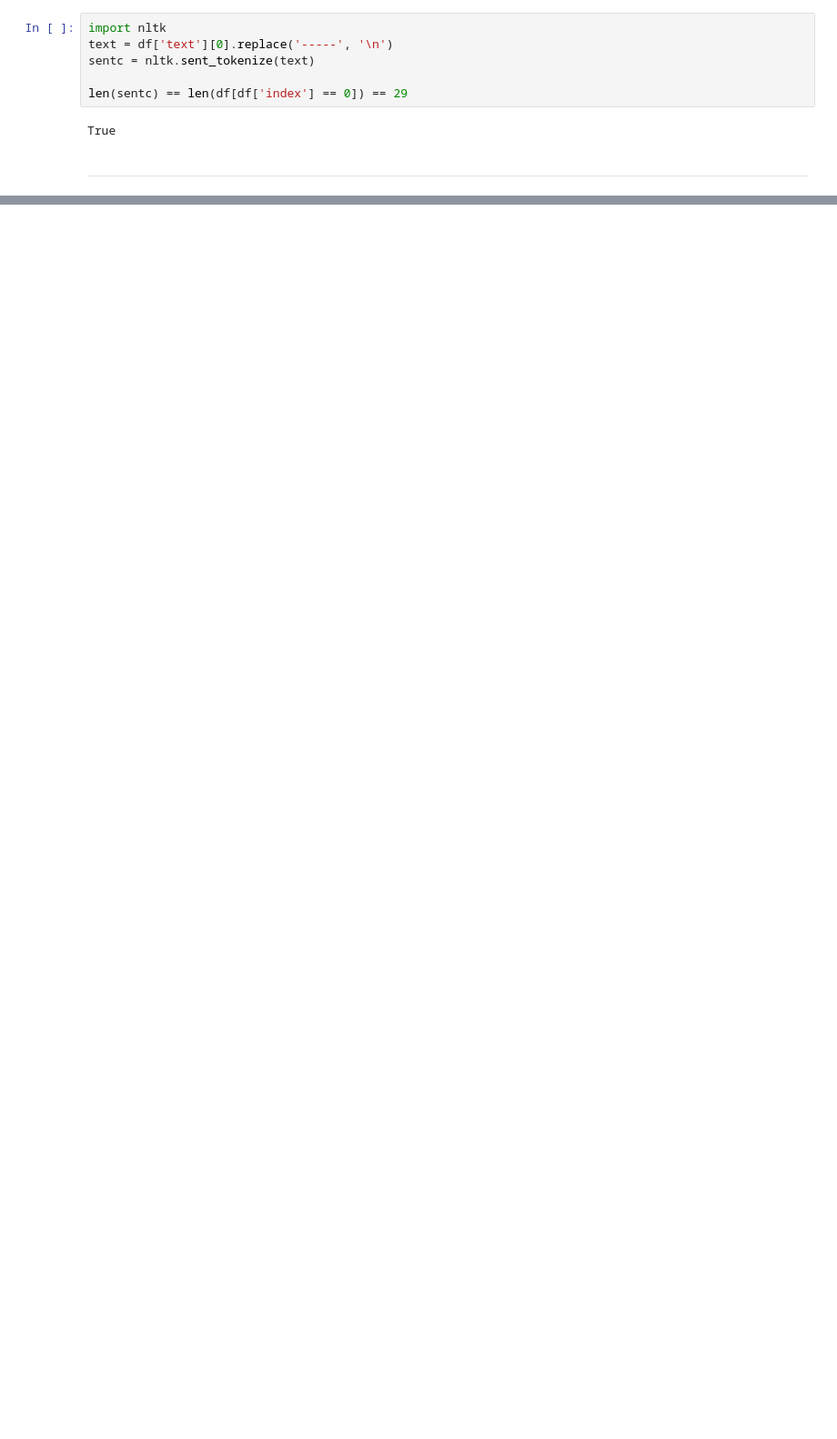
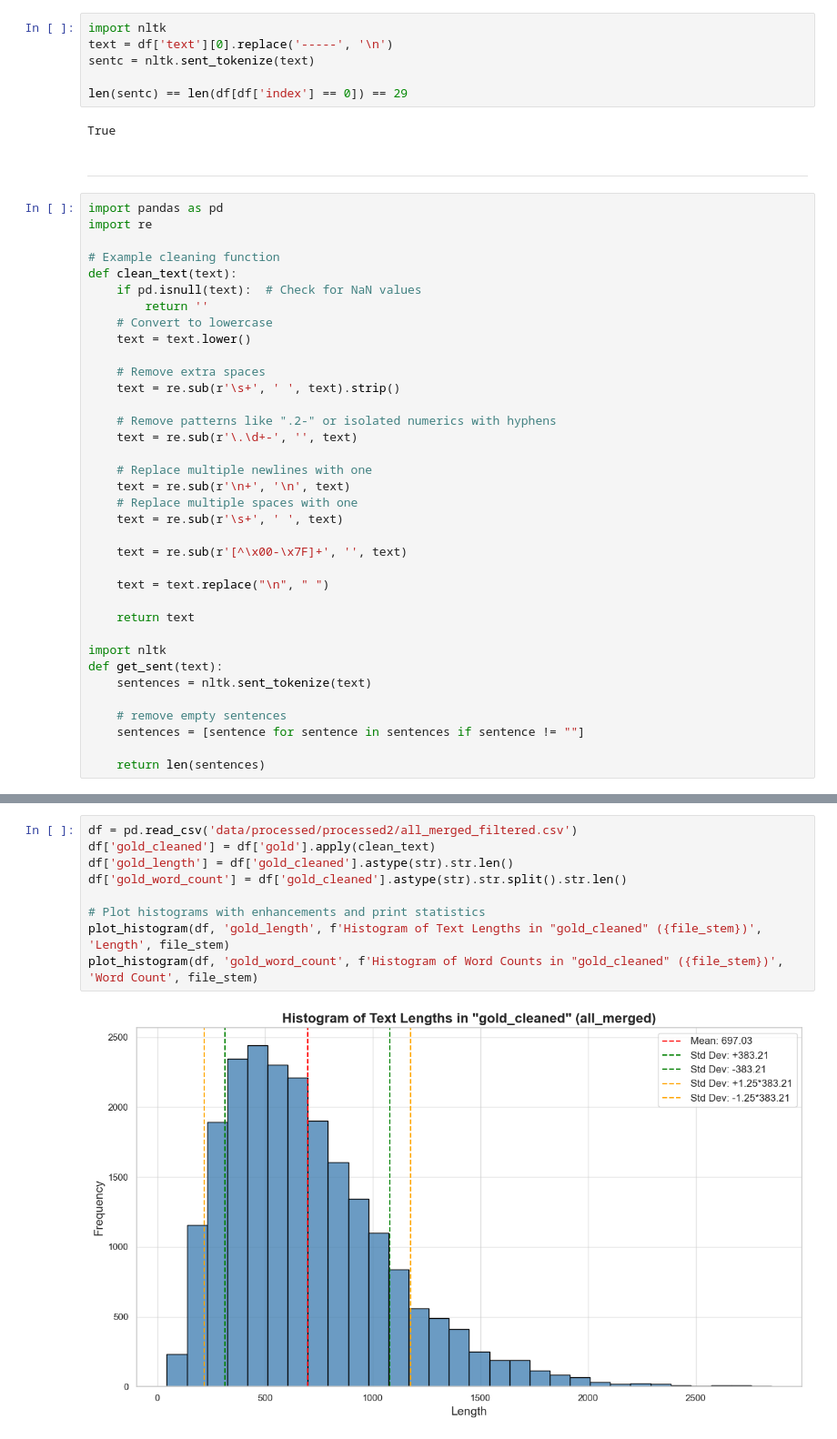
Before and after one commit to alialhousseini/glimpse-mds, a Jupyter notebook: notebook.ipynb, the cells around one changed output, grey strips where cells are left out. Shown at 91% size. Cells and saved outputs as stored; diff of their text form; blank space fills up the shorter version.

Commit message:
Filtered data and selecting most informative candidates for evaluation

```diff
--- a/notebook.ipynb
+++ b/notebook.ipynb
@@ -419,3 +419,39 @@ len(sentc) == len(df[df['index'] == 0]) == 29
 True
 # %% [markdown]
 ____
+# %%
+import pandas as pd
+import re
+
+# Example cleaning function
+def clean_text(text):
+    if pd.isnull(text):  # Check for NaN values
+        return ''
+    # Convert to lowercase
+    text = text.lower()
+
+    # Remove extra spaces
+    text = re.sub(r'\s+', ' ', text).strip()
+
+    # Remove patterns like ".2-" or isolated numerics with hyphens
+    text = re.sub(r'\.\d+-', '', text)
+
+    # Replace multiple newlines with one
+    text = re.sub(r'\n+', '\n', text)
+    # Replace multiple spaces with one
+    text = re.sub(r'\s+', ' ', text)
+
+    text = re.sub(r'[^\x00-\x7F]+', '', text)
+
+    text = text.replace("\n", " ")
+
+    return text
+
+import nltk
+def get_sent(text):
+    sentences = nltk.sent_tokenize(text)
+
+    # remove empty sentences
+    sentences = [sentence for sentence in sentences if sentence != ""]
+
+    return len(sentences)
@@ -421,0 +600,11 @@ ____
+# %%
+df = pd.read_csv('data/processed/processed2/all_merged_filtered.csv')
+df['gold_cleaned'] = df['gold'].apply(clean_text)
+df['gold_length'] = df['gold_cleaned'].astype(str).str.len()
+df['gold_word_count'] = df['gold_cleaned'].astype(str).str.split().str.len()
+
+# Plot histograms with enhancements and print statistics
+plot_histogram(df, 'gold_length', f'Histogram of Text Lengths in "gold_cleaned" ({file_stem})', 'Length', file_stem)
+plot_histogram(df, 'gold_word_count', f'Histogram of Word Counts in "gold_cleaned" ({file_stem})', 'Word Count', file_stem)
+# %% [output]
+[figure, added]
```
Also changed, not shown: parts of 35 cells of this notebook, 1 other file.
